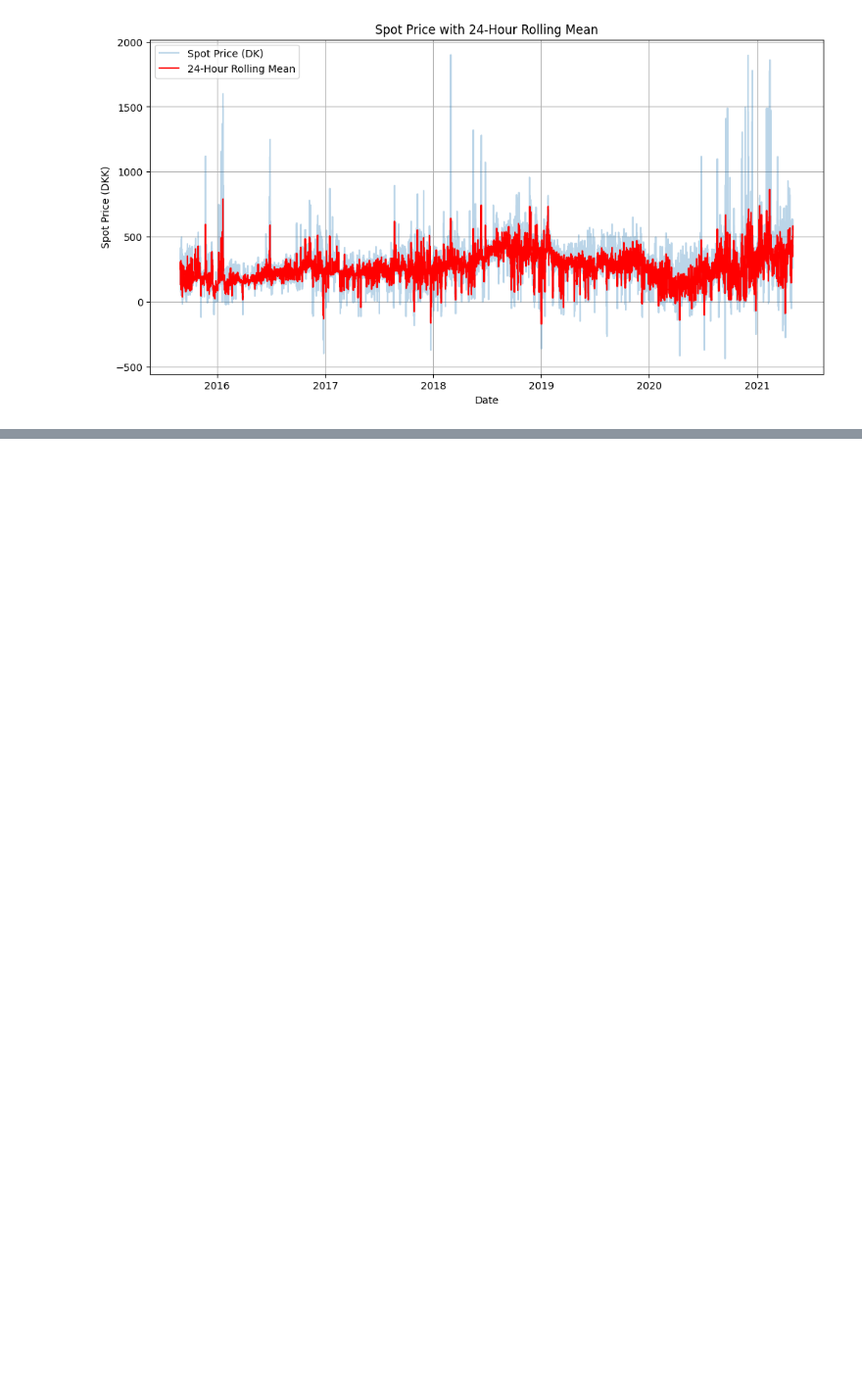
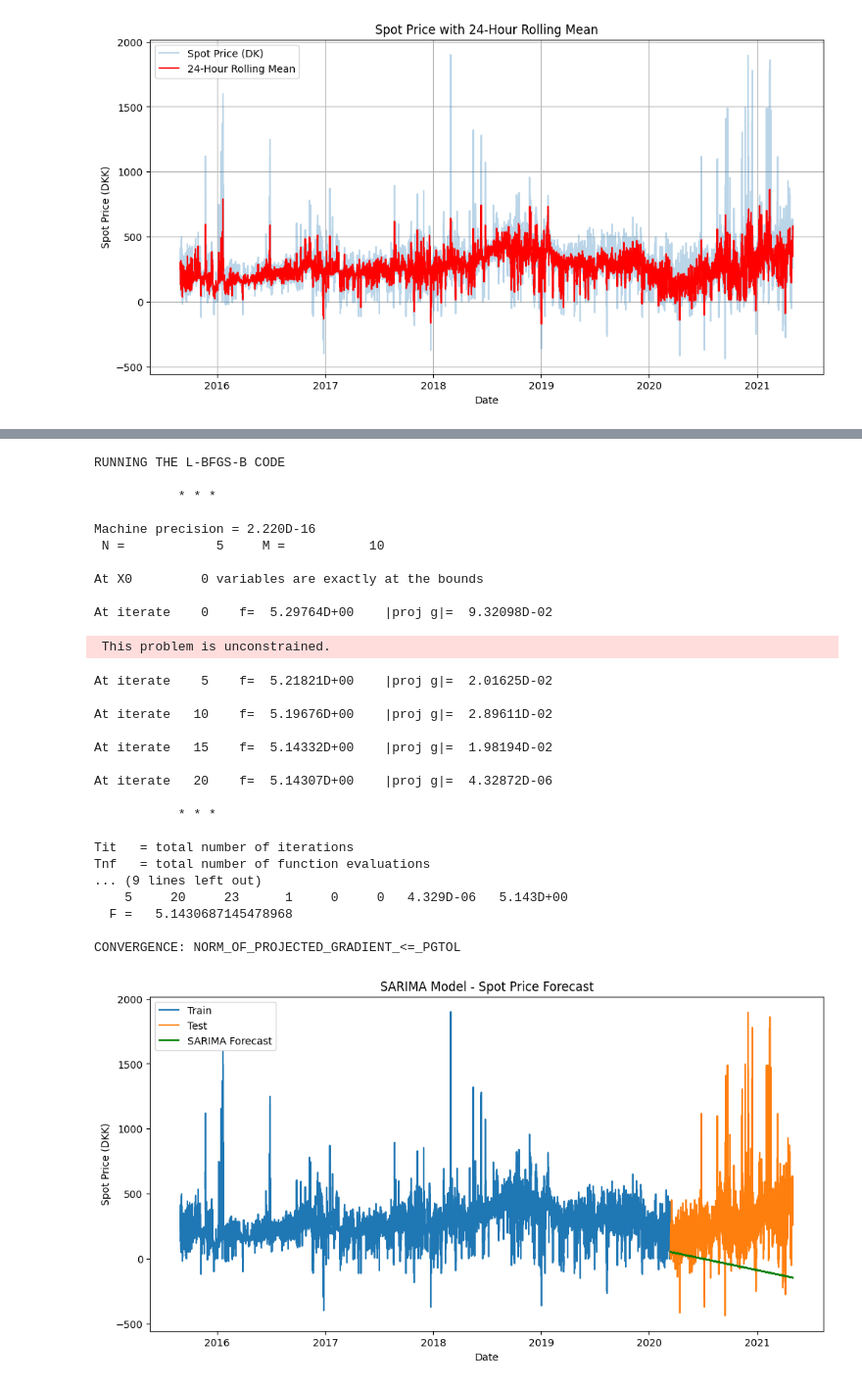
Before and after one commit to mralisoltani/NPEMF, a Jupyter notebook: MLOPs.ipynb, the cells around one changed output, grey strips where cells are left out. Shown: that part at 98% size. Cells and saved outputs as stored; diff of their text form; code cells hidden in the pictures; blank space fills up the shorter version.

```diff
--- a/MLOPs.ipynb
+++ b/MLOPs.ipynb
@@ -463,0 +512,53 @@ plt.show()
+# %%
+from statsmodels.tsa.statespace.sarimax import SARIMAX
+
+# Define seasonal order (for example, weekly seasonality)
+seasonal_order = (1, 1, 1, 4)  # You may need to tune the parameters
+
+# Fit SARIMA model
+sarima_model = SARIMAX(train, order=(1, 1, 1), seasonal_order=seasonal_order)
+sarima_model_fit = sarima_model.fit()
+
+# Forecast and evaluate
+sarima_forecast = sarima_model_fit.forecast(steps=len(test)) #, method= 'nm')
+
+# Plot the train, test and forcast values
+plt.figure(figsize=(12, 6))
+plt.plot(train, label='Train')
+plt.plot(test, label='Test')
+plt.plot(test.index, sarima_forecast, label='SARIMA Forecast', color='green')
+plt.xlabel('Date')
+plt.ylabel('Spot Price (DKK)')
+plt.title('SARIMA Model - Spot Price Forecast')
+plt.legend()
+plt.show()
+# %% [output]
+RUNNING THE L-BFGS-B CODE
+
+           * * *
+
+Machine precision = 2.220D-16
+ N =            5     M =           10
+
+At X0         0 variables are exactly at the bounds
+
+At iterate    0    f=  5.29764D+00    |proj g|=  9.32098D-02
+ This problem is unconstrained.
+At iterate    5    f=  5.21821D+00    |proj g|=  2.01625D-02
+
+At iterate   10    f=  5.19676D+00    |proj g|=  2.89611D-02
+
+At iterate   15    f=  5.14332D+00    |proj g|=  1.98194D-02
+
+At iterate   20    f=  5.14307D+00    |proj g|=  4.32872D-06
+
+           * * *
+
+Tit   = total number of iterations
+Tnf   = total number of function evaluations
+... (9 lines left out)
+    5     20     23      1     0     0   4.329D-06   5.143D+00
+  F =   5.1430687145478968
+
+CONVERGENCE: NORM_OF_PROJECTED_GRADIENT_<=_PGTOL
+[figure, added]
```
Also changed, not shown: parts of 9 cells of this notebook, 4 other files.
